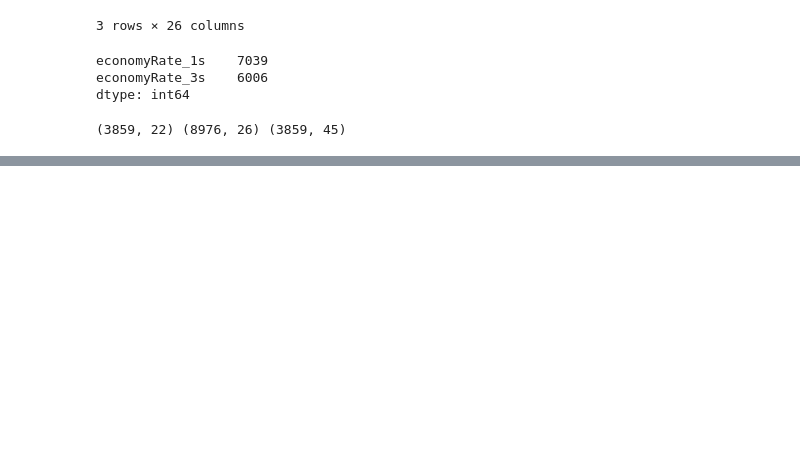
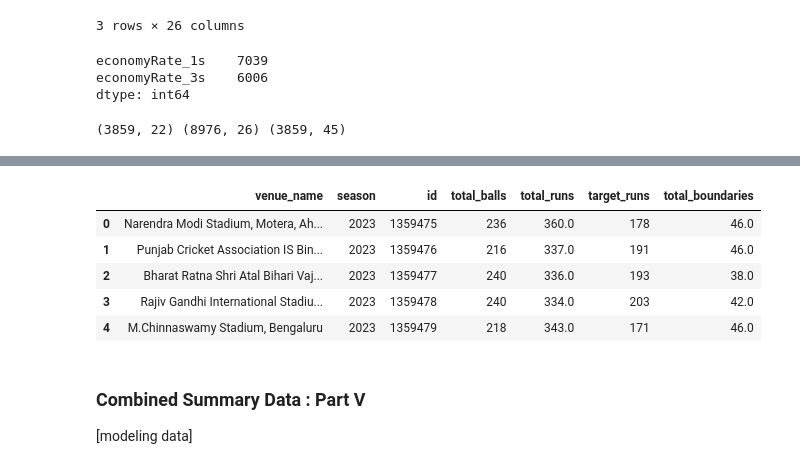
Before and after one commit to quickSilverShanks/IPL-CricPred, a Jupyter notebook: notebooks/Data Preprocessing.ipynb, the cells around one changed output, grey strips where cells are left out. Cells and saved outputs as stored; diff of their text form; code cells hidden in the pictures; blank space fills up the shorter version.

Commit message:
upload more clean data and code
- upload clean processed data and code for pitch info
- upload webpages with some recent matches

```diff
--- a/notebooks/Data Preprocessing.ipynb
+++ b/notebooks/Data Preprocessing.ipynb
@@ -625,0 +641,11 @@ print(newsquad_pom_bat.shape, bowlingcard_histdata.shape, newsquad_playerallstat
+# %%
+data_loc1 = os.path.join(KAGGLE_DATA, "all_seasons_detailed", "all_season_summary_spmodified.csv")
+data_loc2 = os.path.join(KAGGLE_DATA, "all_seasons_detailed", "2024", "season_summary_spmodified.csv")
+
+allseason_smry = pd.concat([
+    pd.read_csv(data_loc1, low_memory=False),
+    pd.read_csv(data_loc2, low_memory=False)
+])
+
+print("Shape of details data : ", allseason_smry.shape)
+allseason_smry.head(2)
@@ -625,0 +658,24 @@ print(newsquad_pom_bat.shape, bowlingcard_histdata.shape, newsquad_playerallstat
+# %%
+allseason_smry[['home_overs', 'away_overs']] = allseason_smry[['home_overs', 'away_overs']].fillna(0)
+allseason_smry['total_balls'] = allseason_smry['home_overs'].apply(lambda x: 6*int(x) + int(round(10*np.mod(float(x), 1), 1))) + \
+                                allseason_smry['away_overs'].apply(lambda x: 6*int(x) + int(round(10*np.mod(float(x), 1), 1)))
+allseason_smry['total_runs'] = allseason_smry['home_runs'] + allseason_smry['away_runs']
+allseason_smry['target_runs'] = allseason_smry['1st_inning_score'].str.extract(r'(\d+)')
+allseason_smry['total_boundaries'] = allseason_smry['home_boundaries'] + allseason_smry['away_boundaries']
+
+pitch_data = allseason_smry[['venue_name', 'season', 'id', 'total_balls', 'total_runs', 'target_runs', 'total_boundaries']].copy()
+pitch_data.to_csv("../data/processed/pitch_data.csv", index=False)
+
+
+
+pitch_data.head()
+# %% [output]
+|  | venue_name | season | id | total_balls | total_runs | target_runs | total_boundaries |
+| 0 | Narendra Modi Stadium, Motera, Ah... | 2023 | 1359475 | 236 | 360.0 | 178 | 46.0 |
+| 1 | Punjab Cricket Association IS Bin... | 2023 | 1359476 | 216 | 337.0 | 191 | 46.0 |
+| 2 | Bharat Ratna Shri Atal Bihari Vaj... | 2023 | 1359477 | 240 | 336.0 | 193 | 38.0 |
+| 3 | Rajiv Gandhi International Stadiu... | 2023 | 1359478 | 240 | 334.0 | 203 | 42.0 |
+| 4 | M.Chinnaswamy Stadium, Bengaluru | 2023 | 1359479 | 218 | 343.0 | 171 | 46.0 |
+# %% [markdown]
+### Combined Summary Data : Part V
+[modeling data]
```
Also changed, not shown: parts of 8 cells of this notebook, 36 other files.
